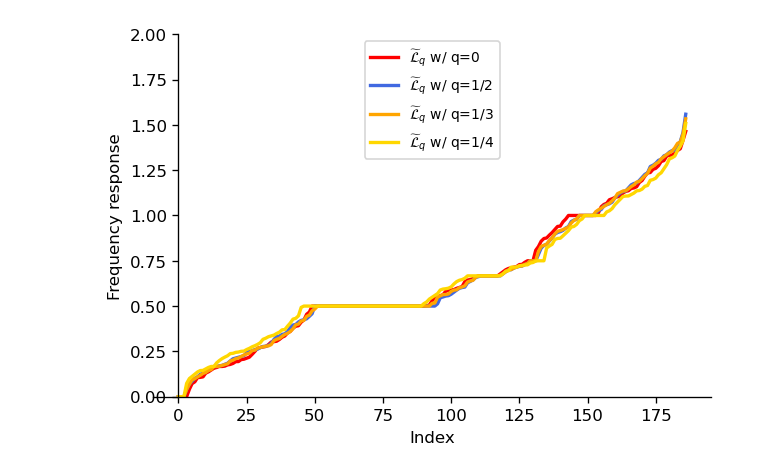
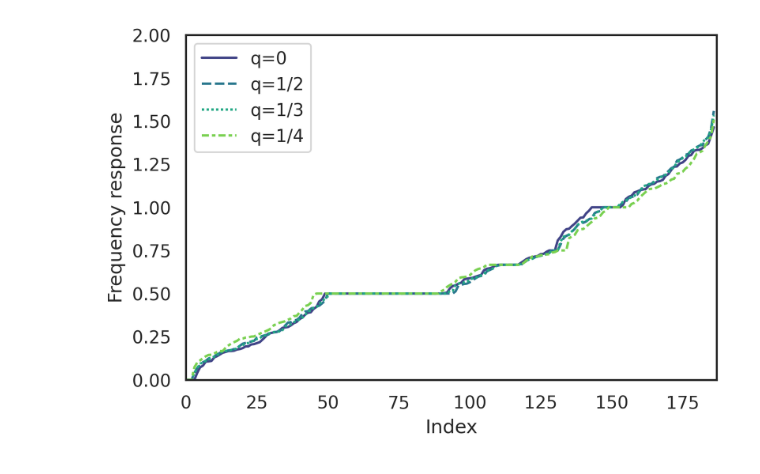
Before and after one commit to hazdzz/MGC_v2, a Jupyter notebook: figure/eigenvalue/Frequency Response.ipynb, the cells around one changed output. Saved outputs shown, nothing was run; the diff lists cells and outputs as text; code cells hidden in the pictures.

```diff
--- a/figure/eigenvalue/Frequency Response.ipynb
+++ b/figure/eigenvalue/Frequency Response.ipynb
@@ -46,31 +44,27 @@ texas_lap_y_1 = np.genfromtxt('texas_sym_renorm_mag_lap_0_ev.csv', delimiter=','
 texas_lap_y_2 = np.genfromtxt('texas_sym_renorm_mag_lap_0.5_ev.csv', delimiter=',')
 texas_lap_y_3 = np.genfromtxt('texas_sym_renorm_mag_lap_0.3333333333333333_ev.csv', delimiter=',')
 texas_lap_y_4 = np.genfromtxt('texas_sym_renorm_mag_lap_0.25_ev.csv', delimiter=',')
-# %%
-plt.figure(dpi=120)
-
-plt.plot(texas_x, texas_lap_y_1, color='red', linewidth=2, linestyle="-", label=r'$\widetilde{\mathcal{L}}_{q}$ w/ q=0')
-plt.plot(texas_x, texas_lap_y_2, color='royalblue', linewidth=2, linestyle="-", label=r'$\widetilde{\mathcal{L}}_{q}$ w/ q=1/2')
-plt.plot(texas_x, texas_lap_y_3, color='orange', linewidth=2, linestyle="-", label=r'$\widetilde{\mathcal{L}}_{q}$ w/ q=1/3')
-plt.plot(texas_x, texas_lap_y_4, color='gold', linewidth=2, linestyle="-", label=r'$\widetilde{\mathcal{L}}_{q}$ w/ q=1/4')
-
-#plt.title('Frequency response in Texas')
-plt.xlabel('Index')
-plt.ylabel('Frequency response')
-#plt.xlim(0, 2)
-plt.ylim(0, 2)
-ax = plt.gca()
-ax.spines['right'].set_color('none')
-ax.spines['top'].set_color('none')
-ax.xaxis.set_ticks_position('bottom')
-ax.yaxis.set_ticks_position('left')
-ax.spines['bottom'].set_position(('data', 0))
-ax.spines['left'].set_position(('data', 0))
-plt.legend(loc='upper center', fontsize='small')
-plt.savefig('FR_Texas.png')
-plt.show()
-# %% [output]
-[figure, removed]
+# %%
+plt.figure(dpi=300)
+sns.set_theme(style="white")
+
+palette = sns.color_palette("viridis", 4)
+fr = pd.DataFrame({'q=0':texas_lap_y_1,
+                   'q=1/2':texas_lap_y_2,
+                   'q=1/3':texas_lap_y_3,
+                   'q=1/4':texas_lap_y_4
+                  })
+p = sns.lineplot(data=fr, palette=palette)
+
+plt.legend(loc='upper left')
+plt.xlim(0, 187)
+plt.ylim(0, 2)
+plt.xlabel("Index")
+plt.ylabel("Frequency response")
+plt.savefig('FR_Texas.png')
+plt.show()
+# %% [output]
+[figure, added]
 # %%
 washington_x = np.arange(230)
 washington_lap_y_1 = np.genfromtxt('washington_sym_renorm_mag_lap_0_ev.csv', delimiter=',')
```
Also changed, not shown: parts of 7 cells of this notebook, 6 other files.
